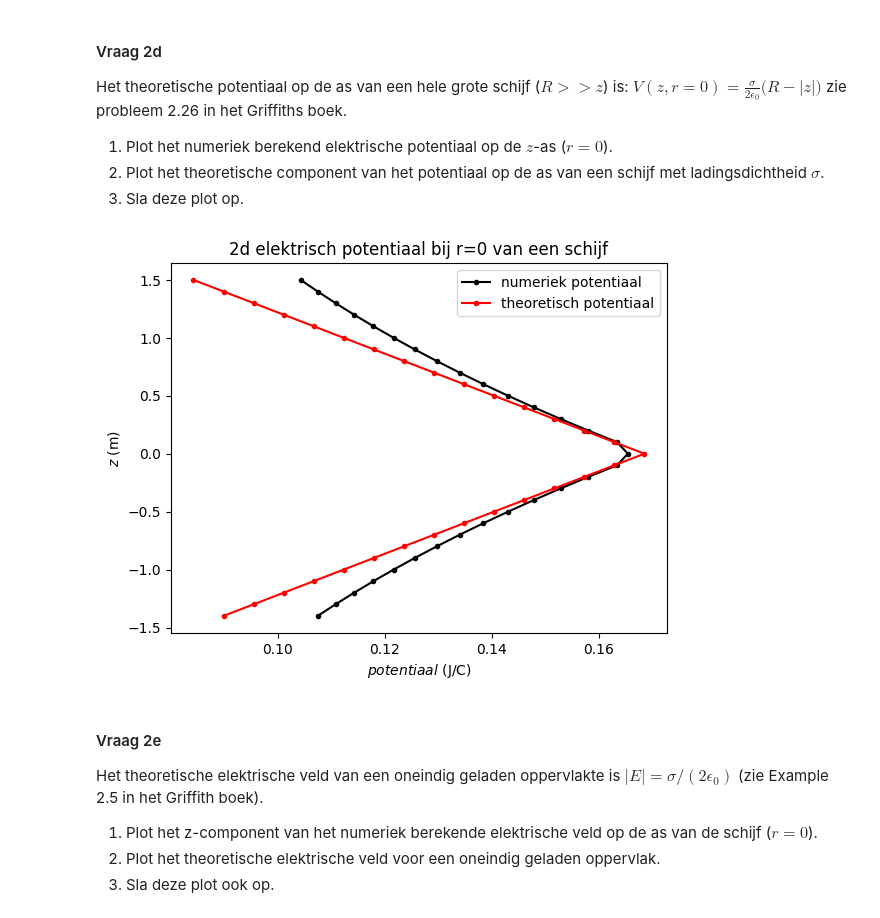
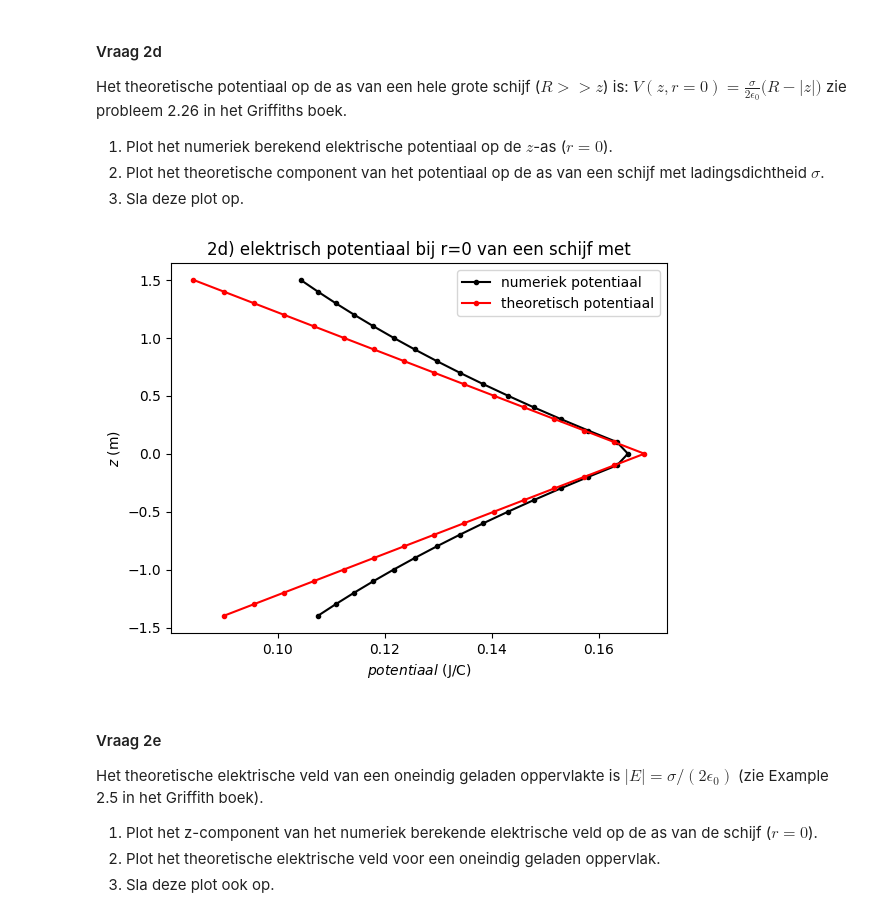
Before and after one commit to Spaantje5/opdrachten-DEF-D, a Jupyter notebook: DigitaleOntwerpopdrachten/1CondensatorOpdracht/CondensatorOntwerpopdracht.ipynb, the cells around one changed output. Saved outputs shown, nothing was run; the diff lists cells and outputs as text; code cells hidden in the pictures.

Commit message:
vraag 2 af

```diff
--- a/DigitaleOntwerpopdrachten/1CondensatorOpdracht/CondensatorOntwerpopdracht.ipynb
+++ b/DigitaleOntwerpopdrachten/1CondensatorOpdracht/CondensatorOntwerpopdracht.ipynb
@@ -371,23 +371,23 @@ zie probleem 2.26 in het Griffiths boek.
 # %%
 ###--------1+2+3-------###
 idx_r_zero = find_idx_nearest(0,r)
 
 #uit de functies in functions_electrostatics volgt dat V[i,j]=V(z[i],r[j])
 #de data bij z=0:
 pot=V[:,idx_r_zero] #numeriek potentiaal op z-as
 Vz=sigma*(disk_radius-np.abs(z))/(2*epsilon0) #theoretisch potentiaal
 
-plt.title("2d elektrisch potentiaal bij r=0 van een schijf")
+plt.title("2d) elektrisch potentiaal bij r=0 van een schijf met")
 idx=np.abs(z)<0.5*disk_radius #er moet gelden R>>Z
-plt.plot(pot[idx], z[idx], "k.-", label="numeriek potentiaal") #z[idx] omdat het theroretisch potentiaal alleen geld voor R>>z
+plt.plot(pot[idx],z[idx], "k.-", label="numeriek potentiaal") #z[idx] omdat het theroretisch potentiaal alleen geld voor R>>z
 plt.plot(Vz[idx],z[idx],"r.-",label="theoretisch potentiaal") #z[idx] omdat het theroretisch potentiaal alleen geld voor R>>z
 plt.legend()
 plt.ylabel("$z$ (m)")
 plt.xlabel("$potentiaal$ (J/C)")
-#plt.savefig("DEF_onlineontwerpopdr_1_condensator_vraag2d", dpi=300,facecolor='white') #opslaan van de foto, hou deze uitgecomment tijdens runnen van code anders heb je dalijk 20 afbeeldingen
+#plt.savefig("DEF_onlineontwerpopdr_1_condensator_vraag2d_nweR", dpi=300,facecolor='white') #opslaan van de foto, hou deze uitgecomment tijdens runnen van code anders heb je dalijk 20 afbeeldingen
 plt.show()
 # %% [output]
-[figure, old version]
+[figure, new version]
 # %% [markdown]
 #### Vraag 2e
 
```
Also changed, not shown: parts of 5 cells of this notebook, 3 other files.
